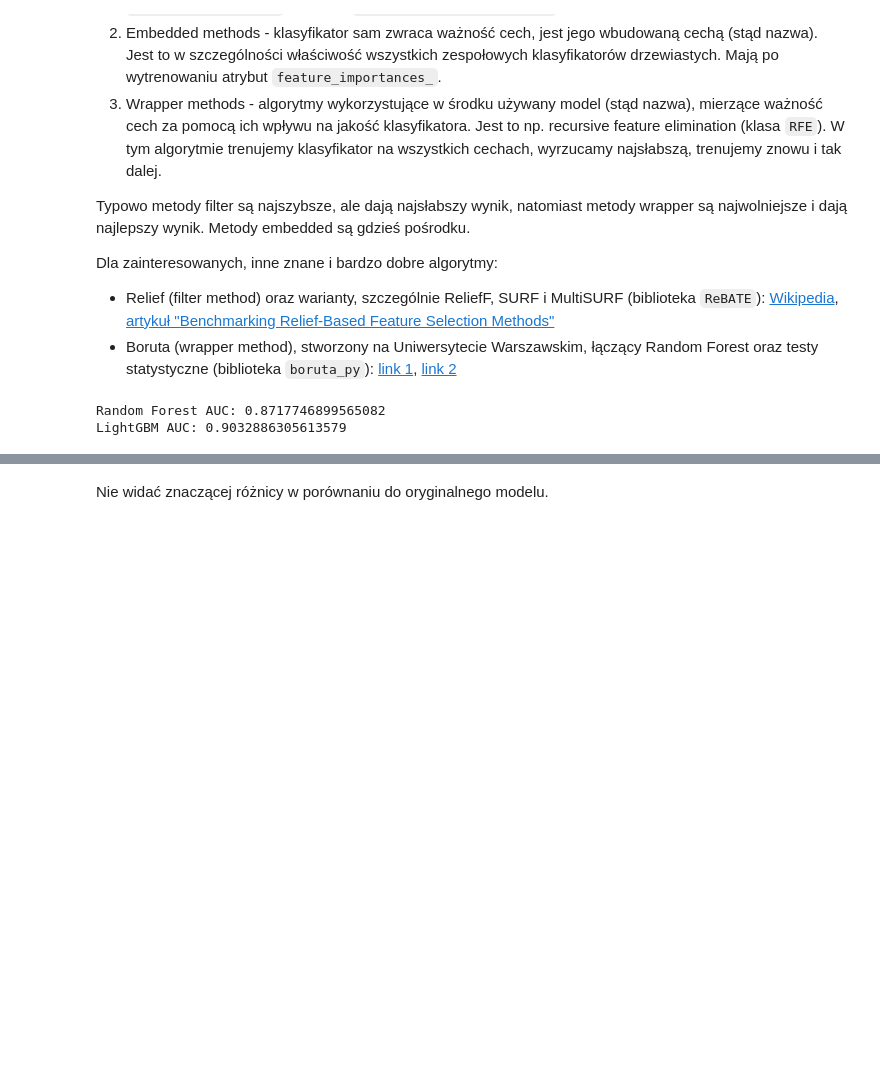
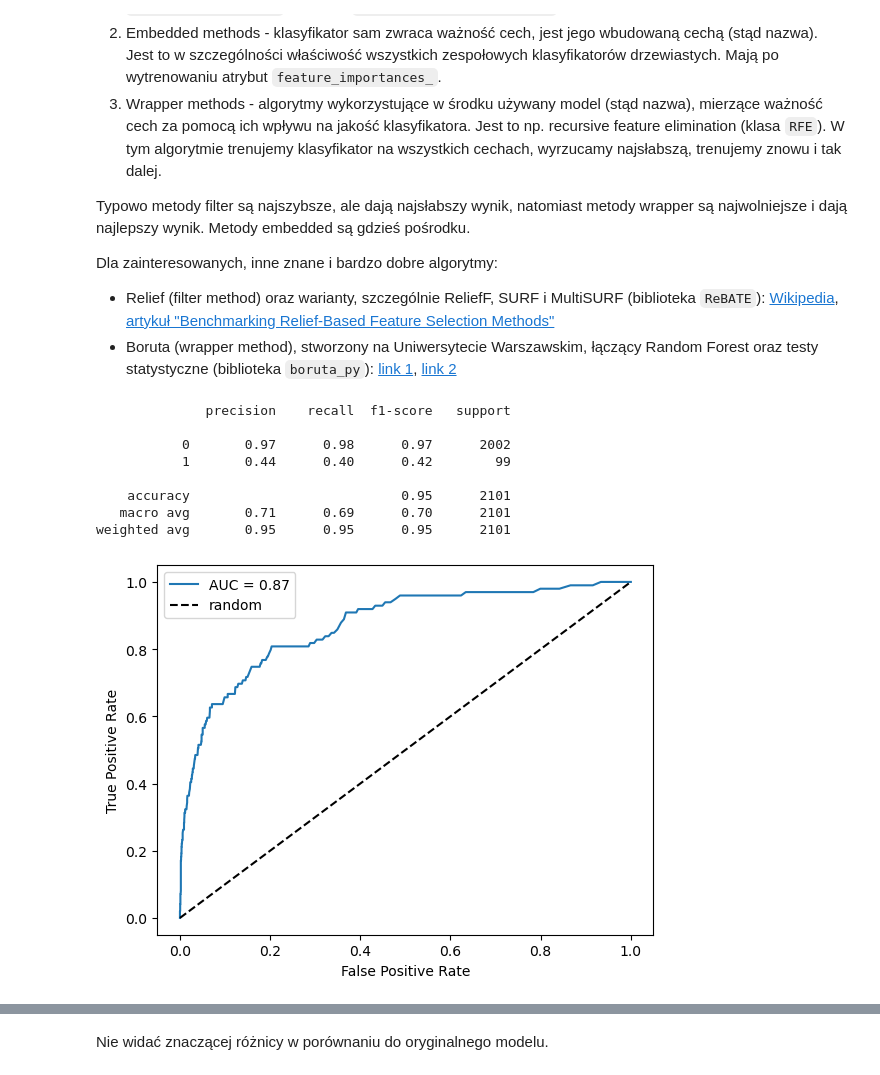
Before and after one commit to weed478/psi, a Jupyter notebook: lab2/lab_2_sol.ipynb, the cells around one changed output, grey strips where cells are left out. Cells and saved outputs as stored; diff of their text form; code cells hidden in the pictures; blank space fills up the shorter version.

```diff
--- a/lab2/lab_2_sol.ipynb
+++ b/lab2/lab_2_sol.ipynb
@@ -807,16 +810,17 @@ selector = SelectPercentile(mutual_info_classif, percentile=80)
 selector.fit(X_train_resampled, y_train_resampled)
 X_train_resampled_mi = selector.transform(X_train_resampled)
 X_test_mi = selector.transform(X_test)
-
-rf = RandomForestClassifier(n_estimators=500, criterion="entropy", random_state=42, n_jobs=-1)
-rf.fit(X_train_resampled_mi, y_train_resampled)
-y_pred = rf.predict_proba(X_test_mi)[:, 1]
-print("Random Forest AUC:", roc_auc_score(y_test, y_pred))
-
-lgbm = LGBMClassifier(random_state=42, n_jobs=-1)
-lgbm.fit(X_train_resampled_mi, y_train_resampled)
-y_pred = lgbm.predict_proba(X_test_mi)[:, 1]
-print("LightGBM AUC:", roc_auc_score(y_test, y_pred))
-# %% [output]
-Random Forest AUC: 0.8717746899565082
-LightGBM AUC: 0.9032886305613579
+# %%
+rfc = RandomForestClassifier(n_estimators=500, criterion="entropy", random_state=42, n_jobs=-1)
+rfc.fit(X_train_resampled_mi, y_train_resampled)
+measure_model_performance(rfc, X_test_mi, y_test)
+# %% [output]
+              precision    recall  f1-score   support
+
+           0       0.97      0.98      0.97      2002
+           1       0.44      0.40      0.42        99
+
+    accuracy                           0.95      2101
+   macro avg       0.71      0.69      0.70      2101
+weighted avg       0.95      0.95      0.95      2101
+[figure, added]
```
Also changed, not shown: parts of 6 cells of this notebook.
